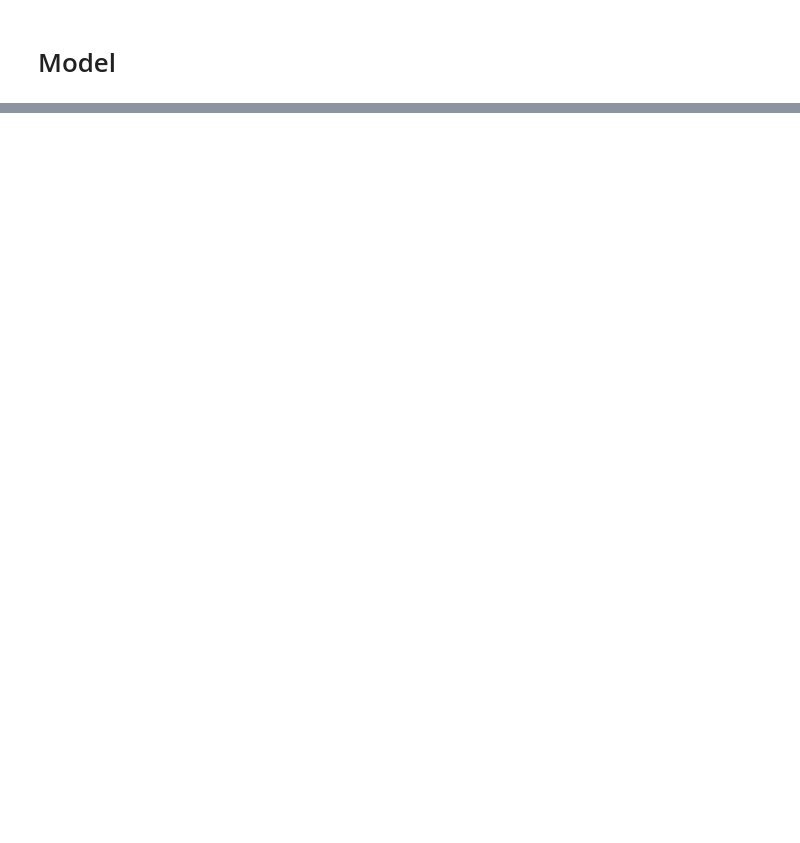
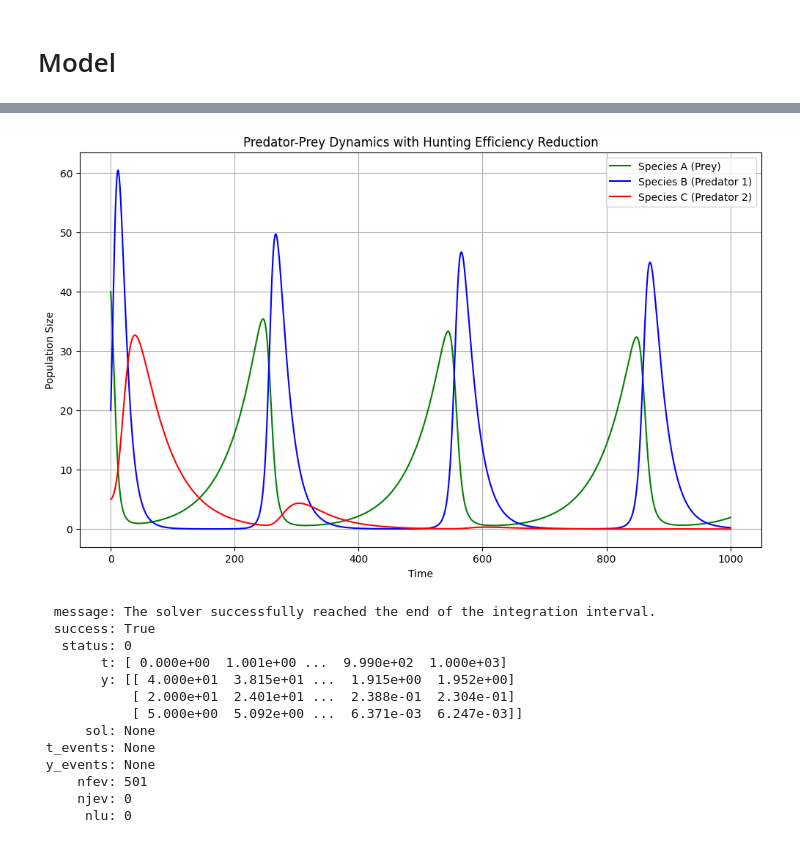
Before and after one commit to datascience-agh-wi-lz/ComplexSystems, a Jupyter notebook: lab3/lab3-data-assimilation.ipynb, the cells around one changed output, grey strips where cells are left out. Cells and saved outputs as stored; diff of their text form; code cells hidden in the pictures; blank space fills up the shorter version.

```diff
--- a/lab3/lab3-data-assimilation.ipynb
+++ b/lab3/lab3-data-assimilation.ipynb
@@ -140 +119,49 @@ plt.show()
+# %%
+from scipy.integrate import solve_ivp
+import numpy as np
+
+
+def evaluate_model_and_plot(
+    model,
+    params,
+    y_0,
+    t_calc_range =(0, 1000),
+    t_eval = np.linspace(0, 1000, 1000),
+    plot=False
+    ):
+    solution = solve_ivp(
+        fun=lambda t, y: model(t, y, params),
+        t_span=t_calc_range,
+        y0=y_0,
+        t_eval=t_eval,
+        method="LSODA"
+    )
+    if plot:
+        plot_results(solution.t, solution.y[0], solution.y[1], solution.y[2])
+    return solution
+
+evaluate_model_and_plot(
+    predator_prey_ode,
+    parameters,
+    [
+     parameters['initial_population_A'],
+     parameters['initial_population_B'],
+     parameters['initial_population_C']
+    ],
+    plot=True)
+# %% [output]
+[figure, added]
+  message: The solver successfully reached the end of the integration interval.
+  success: True
+   status: 0
+        t: [ 0.000e+00  1.001e+00 ...  9.990e+02  1.000e+03]
+        y: [[ 4.000e+01  3.815e+01 ...  1.915e+00  1.952e+00]
+            [ 2.000e+01  2.401e+01 ...  2.388e-01  2.304e-01]
+            [ 5.000e+00  5.092e+00 ...  6.371e-03  6.247e-03]]
+      sol: None
+ t_events: None
+ y_events: None
+     nfev: 501
+     njev: 0
+      nlu: 0
 # %%
```
Also changed, not shown: parts of 38 cells of this notebook, 19 other files.
